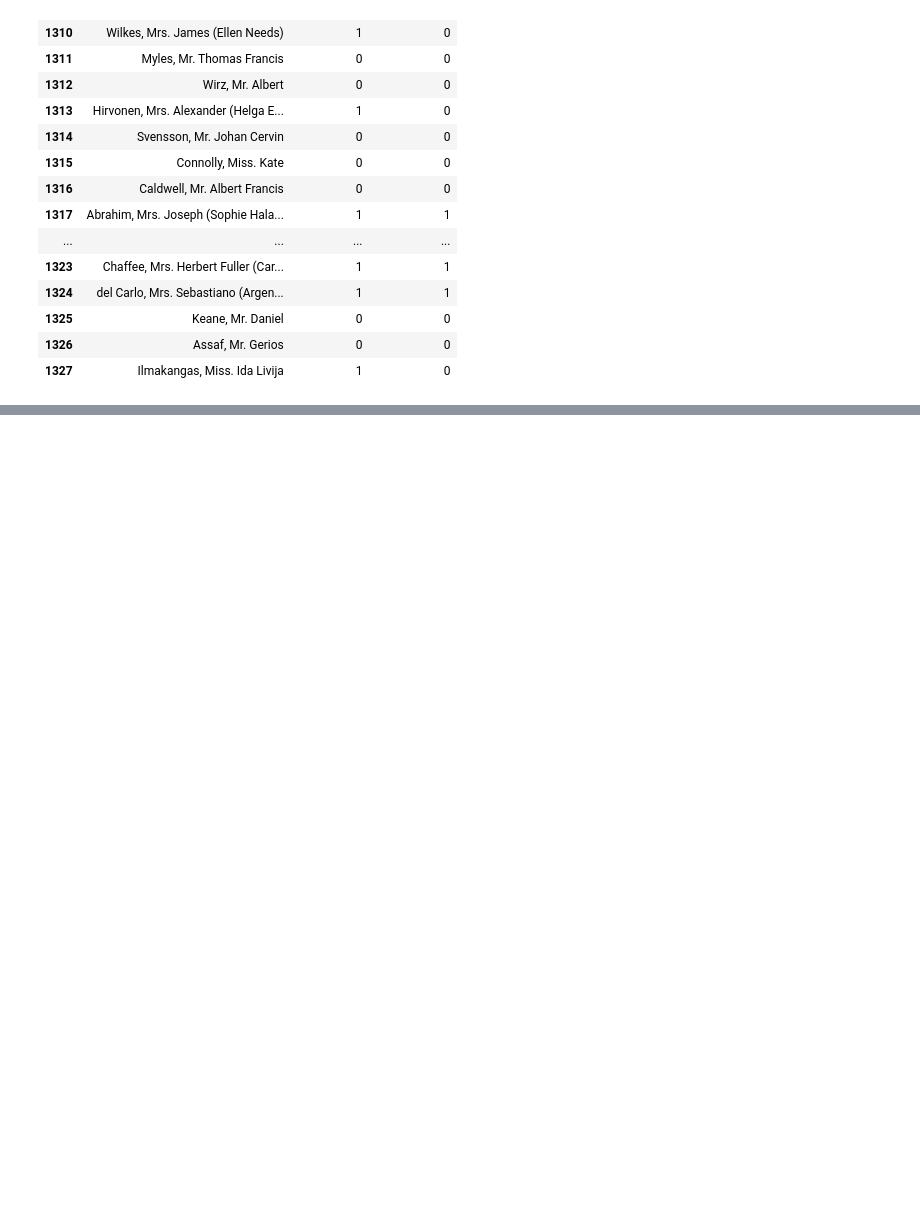
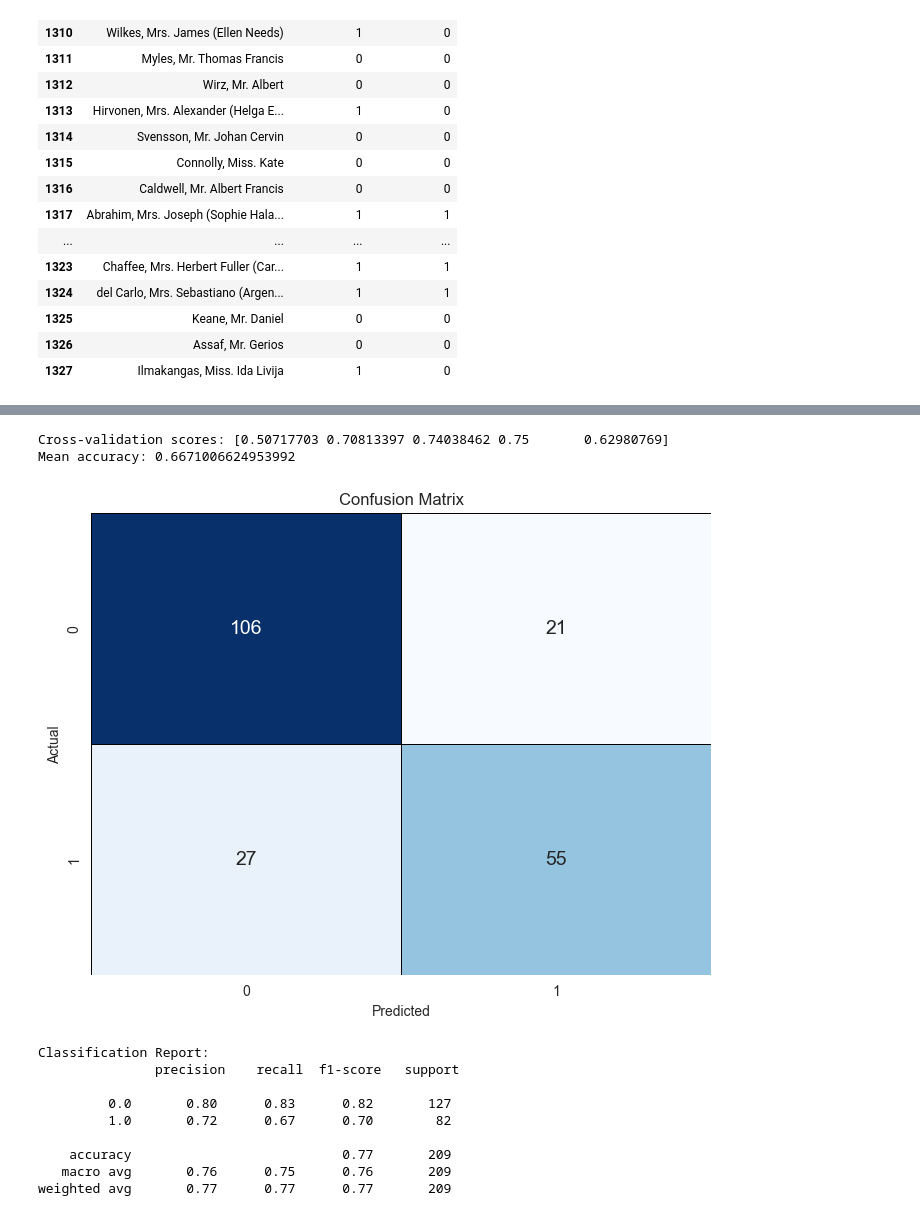
Before and after one commit to faresmohamed260/School-Work, a Jupyter notebook: Machine Learning/Final Project/Passengers survival status.ipynb, the cells around one changed output, grey strips where cells are left out. Drawn from its saved outputs; the diff is of its cells as text; code cells hidden in the pictures; blank space fills up the shorter version.

Commit message:
Added implementation for KNN and ANN and performance comparison.

```diff
--- a/Machine Learning/Final Project/Passengers survival status.ipynb
+++ b/Machine Learning/Final Project/Passengers survival status.ipynb
@@ -346,0 +361,43 @@ test_set[['name', 'nb_survived', 'svm_survived']].style.background_gradient(cmap
+# %%
+# Train KNN classifier
+knn_classifier = KNeighborsClassifier(n_neighbors=5)
+knn_classifier.fit(X_train, y_train)
+
+# Perform cross-validation
+cv_scores = cross_val_score(knn_classifier, X, y, cv=5, scoring='accuracy')
+
+# Print cross-validation scores
+print("Cross-validation scores:", cv_scores)
+print("Mean accuracy:", np.mean(cv_scores))
+
+# Make predictions
+y_pred_knn = knn_classifier.predict(X_test)
+# %% [output]
+Cross-validation scores: [0.50717703 0.70813397 0.74038462 0.75       0.62980769]
+Mean accuracy: 0.6671006624953992
+# %%
+# Compute confusion matrix
+conf_matrix_knn = confusion_matrix(y_test, y_pred_knn)
+
+# Plot confusion matrix
+plt.figure(figsize=(8, 6))
+sns.heatmap(conf_matrix_knn, annot=True, fmt="d", cmap="Blues", cbar=False,
+            annot_kws={"fontsize": 14}, linewidths=0.5, linecolor='black')
+plt.xlabel('Predicted')
+plt.ylabel('Actual')
+plt.title('Confusion Matrix')
+plt.show()
+
+# Print classification report
+print("\nClassification Report:\n", classification_report(y_test, y_pred_knn))
+# %% [output]
+[figure, added]
+Classification Report:
+               precision    recall  f1-score   support
+
+         0.0       0.80      0.83      0.82       127
+         1.0       0.72      0.67      0.70        82
+
+    accuracy                           0.77       209
+   macro avg       0.76      0.75      0.76       209
+weighted avg       0.77      0.77      0.77       209
```
Also changed, not shown: parts of 14 cells of this notebook.
